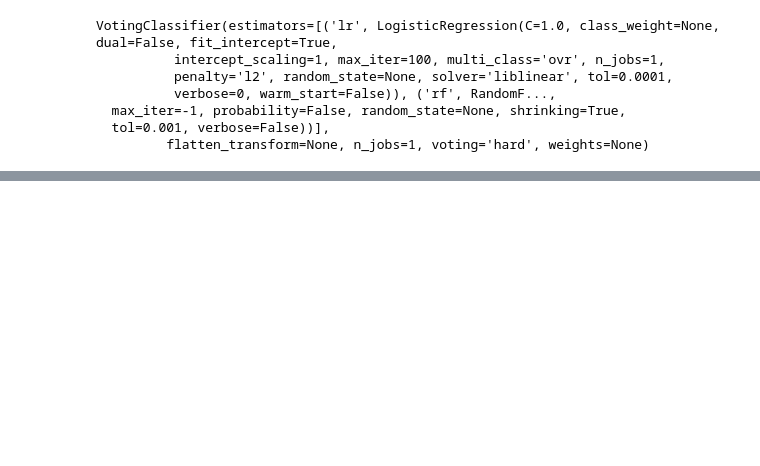
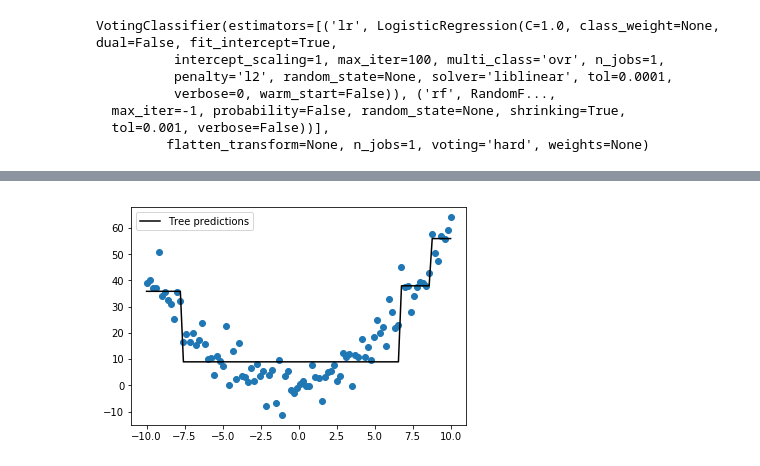
Before and after one commit to stuart-watt/Hands-On-Machine-Learning-Exercises, a Jupyter notebook: Chapter 7 Ensemble Learning and Random Forests.ipynb, the cells around one changed output, grey strips where cells are left out. Drawn from its saved outputs; the diff is of its cells as text; code cells hidden in the pictures; blank space fills up the shorter version.

```diff
--- a/Chapter 7 Ensemble Learning and Random Forests.ipynb
+++ b/Chapter 7 Ensemble Learning and Random Forests.ipynb
@@ -97,0 +253,18 @@ Bagging and pasting scale well with the size of the problem since the individual
+# %%
+from sklearn.tree import DecisionTreeRegressor
+
+tree_reg1 = DecisionTreeRegressor(max_depth=2)
+
+X = np.linspace(-10, 10, 100)
+y = 0.5*X**2 + X + 6*np.random.randn(100)
+
+tree_reg1.fit(X.reshape(-1, 1), y)
+
+y_predict = tree_reg1.predict(X.reshape(-1, 1))
+
+plt.scatter(X, y)
+plt.plot(X, y_predict, "k", label="Tree predictions")
+plt.legend()
+plt.show()
+# %% [output]
+[figure, added]
```
Also changed, not shown: parts of 35 cells of this notebook.
